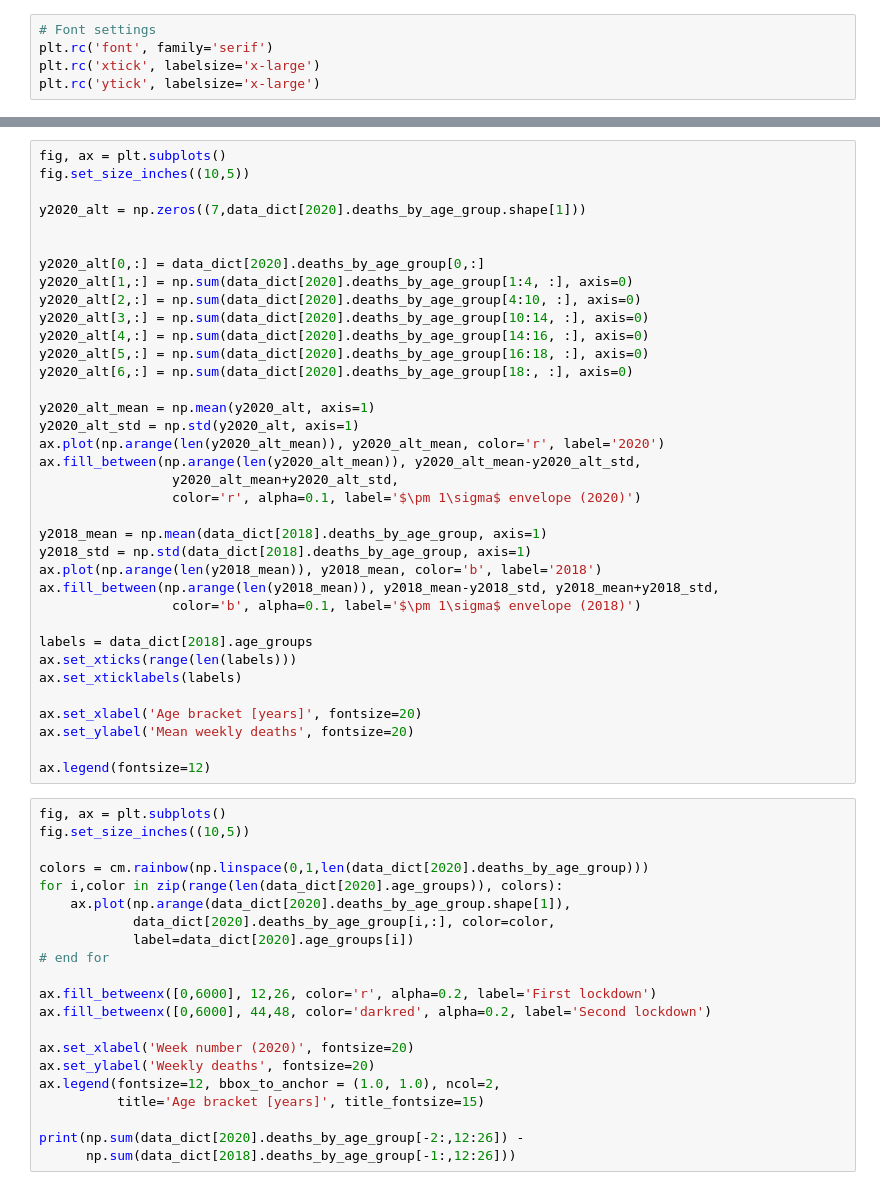
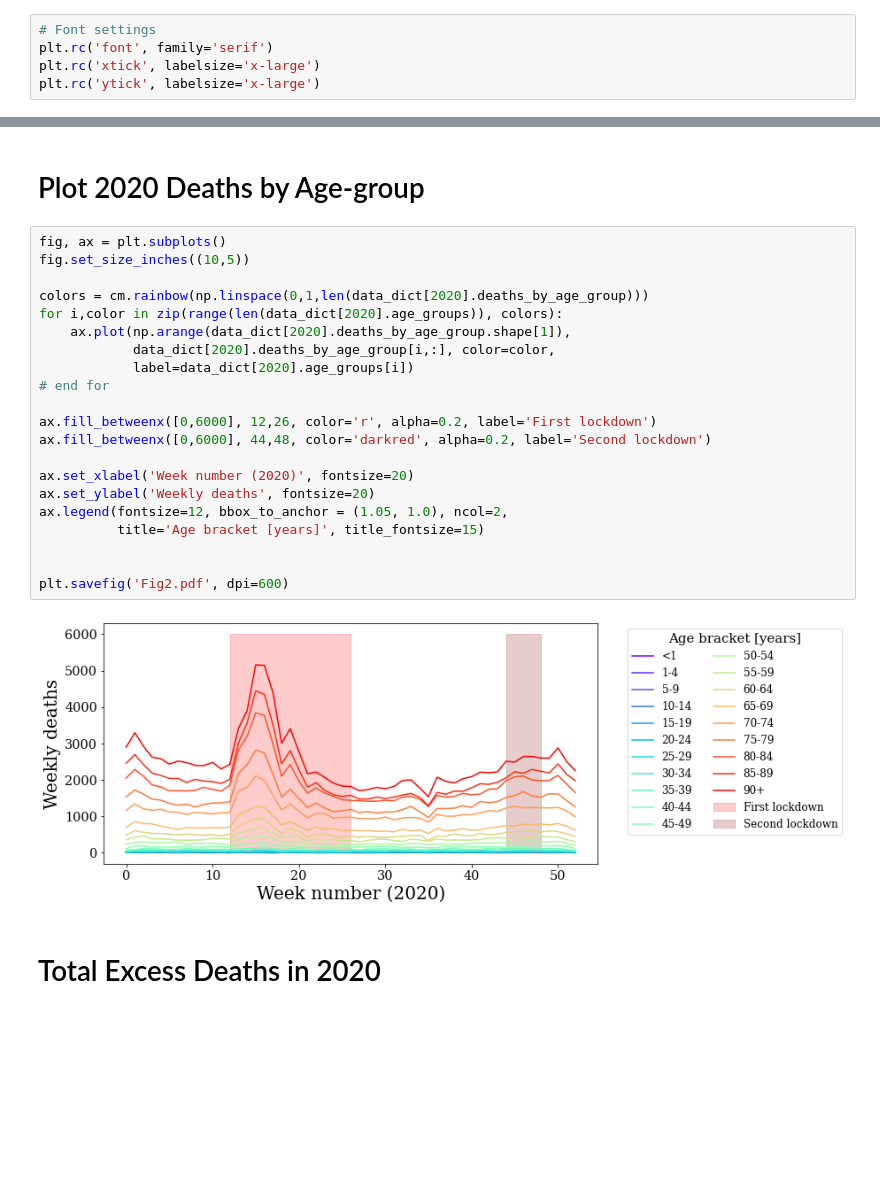
Before and after one commit to geojunky/UK_COVID_mortality, a Jupyter notebook: UK_ons.ipynb, the cells around one changed output, grey strips where cells are left out. Saved outputs shown, nothing was run; the diff lists cells and outputs as text; blank space fills up the shorter version.

```diff
--- a/UK_ons.ipynb
+++ b/UK_ons.ipynb
@@ -216,57 +244,27 @@ ax.legend(loc='best', bbox_to_anchor = (1.1, 1),
-# %%
-fig, ax = plt.subplots()
-fig.set_size_inches((10,5))
-
-y2020_alt = np.zeros((7,data_dict[2020].deaths_by_age_group.shape[1]))
-
-
-y2020_alt[0,:] = data_dict[2020].deaths_by_age_group[0,:]
-y2020_alt[1,:] = np.sum(data_dict[2020].deaths_by_age_group[1:4, :], axis=0)
-y2020_alt[2,:] = np.sum(data_dict[2020].deaths_by_age_group[4:10, :], axis=0)
-y2020_alt[3,:] = np.sum(data_dict[2020].deaths_by_age_group[10:14, :], axis=0)
-y2020_alt[4,:] = np.sum(data_dict[2020].deaths_by_age_group[14:16, :], axis=0)
-y2020_alt[5,:] = np.sum(data_dict[2020].deaths_by_age_group[16:18, :], axis=0)
-y2020_alt[6,:] = np.sum(data_dict[2020].deaths_by_age_group[18:, :], axis=0)
-
-y2020_alt_mean = np.mean(y2020_alt, axis=1)
-y2020_alt_std = np.std(y2020_alt, axis=1)
-ax.plot(np.arange(len(y2020_alt_mean)), y2020_alt_mean, color='r', label='2020')
-ax.fill_between(np.arange(len(y2020_alt_mean)), y2020_alt_mean-y2020_alt_std,
-                 y2020_alt_mean+y2020_alt_std,
-                 color='r', alpha=0.1, label='$\pm 1\sigma$ envelope (2020)')
-
-y2018_mean = np.mean(data_dict[2018].deaths_by_age_group, axis=1)
-y2018_std = np.std(data_dict[2018].deaths_by_age_group, axis=1)
-ax.plot(np.arange(len(y2018_mean)), y2018_mean, color='b', label='2018')
-ax.fill_between(np.arange(len(y2018_mean)), y2018_mean-y2018_std, y2018_mean+y2018_std,
-                 color='b', alpha=0.1, label='$\pm 1\sigma$ envelope (2018)')
-
-labels = data_dict[2018].age_groups
-ax.set_xticks(range(len(labels)))
-ax.set_xticklabels(labels)
-
-ax.set_xlabel('Age bracket [years]', fontsize=20)
-ax.set_ylabel('Mean weekly deaths', fontsize=20)
-
-ax.legend(fontsize=12)
+# %% [markdown]
+# Plot 2020 Deaths by Age-group
 # %%
 fig, ax = plt.subplots()
 fig.set_size_inches((10,5))
 
 colors = cm.rainbow(np.linspace(0,1,len(data_dict[2020].deaths_by_age_group)))
 for i,color in zip(range(len(data_dict[2020].age_groups)), colors):
     ax.plot(np.arange(data_dict[2020].deaths_by_age_group.shape[1]),
             data_dict[2020].deaths_by_age_group[i,:], color=color,
             label=data_dict[2020].age_groups[i])
 # end for
 
 ax.fill_betweenx([0,6000], 12,26, color='r', alpha=0.2, label='First lockdown')
 ax.fill_betweenx([0,6000], 44,48, color='darkred', alpha=0.2, label='Second lockdown')
 
 ax.set_xlabel('Week number (2020)', fontsize=20)
 ax.set_ylabel('Weekly deaths', fontsize=20)
-ax.legend(fontsize=12, bbox_to_anchor = (1.0, 1.0), ncol=2,
+ax.legend(fontsize=12, bbox_to_anchor = (1.05, 1.0), ncol=2,
           title='Age bracket [years]', title_fontsize=15)
 
-print(np.sum(data_dict[2020].deaths_by_age_group[-2:,12:26]) -
-      np.sum(data_dict[2018].deaths_by_age_group[-1:,12:26]))
+
+plt.savefig('Fig2.pdf', dpi=600)
+# %% [output]
+[figure, added]
+# %% [markdown]
+# Total Excess Deaths in 2020
```
Also changed, not shown: parts of 15 cells of this notebook, 1 other file.
